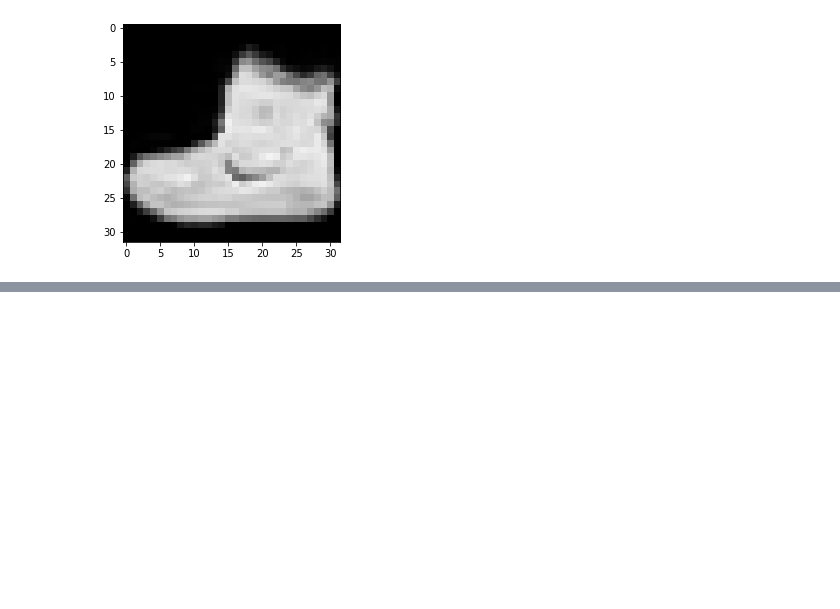
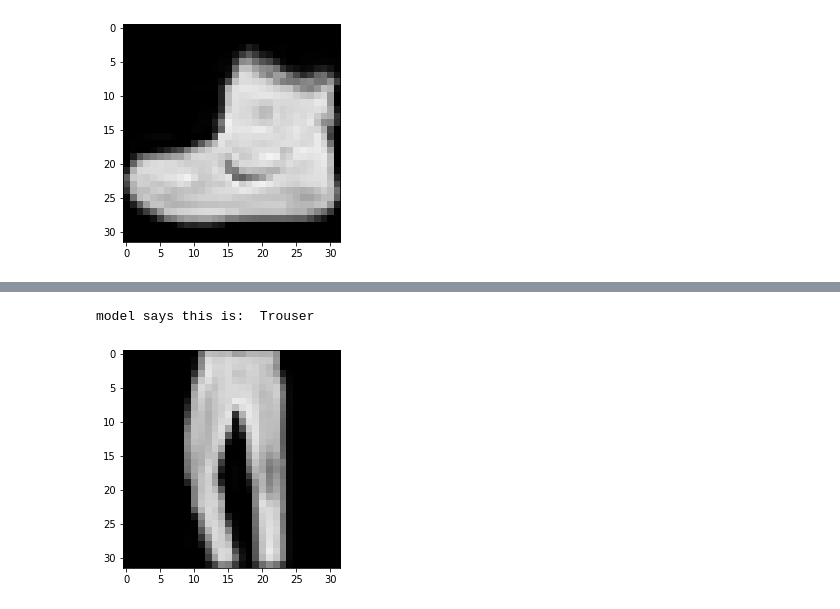
Before and after one commit to r-dott/resnet50_transfer_learning, a Jupyter notebook: main.ipynb, the cells around one changed output, grey strips where cells are left out. Drawn from its saved outputs; the diff is of its cells as text; code cells hidden in the pictures; blank space fills up the shorter version.

Commit message:
predictions added

```diff
--- a/main.ipynb
+++ b/main.ipynb
@@ -125,12 +125,5 @@ plt.imshow(X_train[0])
 # %%
 model.compile(
-    optimizer=tf.keras.optimizers.Adam(learning_rate=0.001),
+    optimizer=keras.optimizers.Adam(learning_rate=0.001),
     loss='sparse_categorical_crossentropy',
     metrics=['accuracy'])
-
-model.fit(
-    X_train,
-    Y_train,
-    batch_size=32,
-    validation_split = 0.2,
-    epochs=4)
@@ -150,5 +133,5 @@ model.fit(
     Y_test,
     batch_size=32,
     validation_split = 0.2,
-    epochs=4)
+    epochs=10)
 # %% [output]
@@ -189,0 +164,15 @@ plt.imshow(X_test[1])
+# %%
+class_names=[
+        "T-shirt/top",
+        "Trouser",
+        "Pullover",
+        "Dress",
+        "Coat",
+        "Sandal",
+        "Shirt",
+        "Sneaker",
+        "Bag",
+        "Ankle boot"
+]
+# %%
+predictions=model.predict(X_test)
@@ -189,0 +189,8 @@ plt.imshow(X_test[1])
+# %%
+i=5
+plt.imshow(X_test[i])
+output=class_names[np.argmax(predictions[i])]
+print("model says this is: " ,output)
+# %% [output]
+model says this is:  Trouser
+[figure, added]
```
Also changed, not shown: parts of 14 cells of this notebook.
